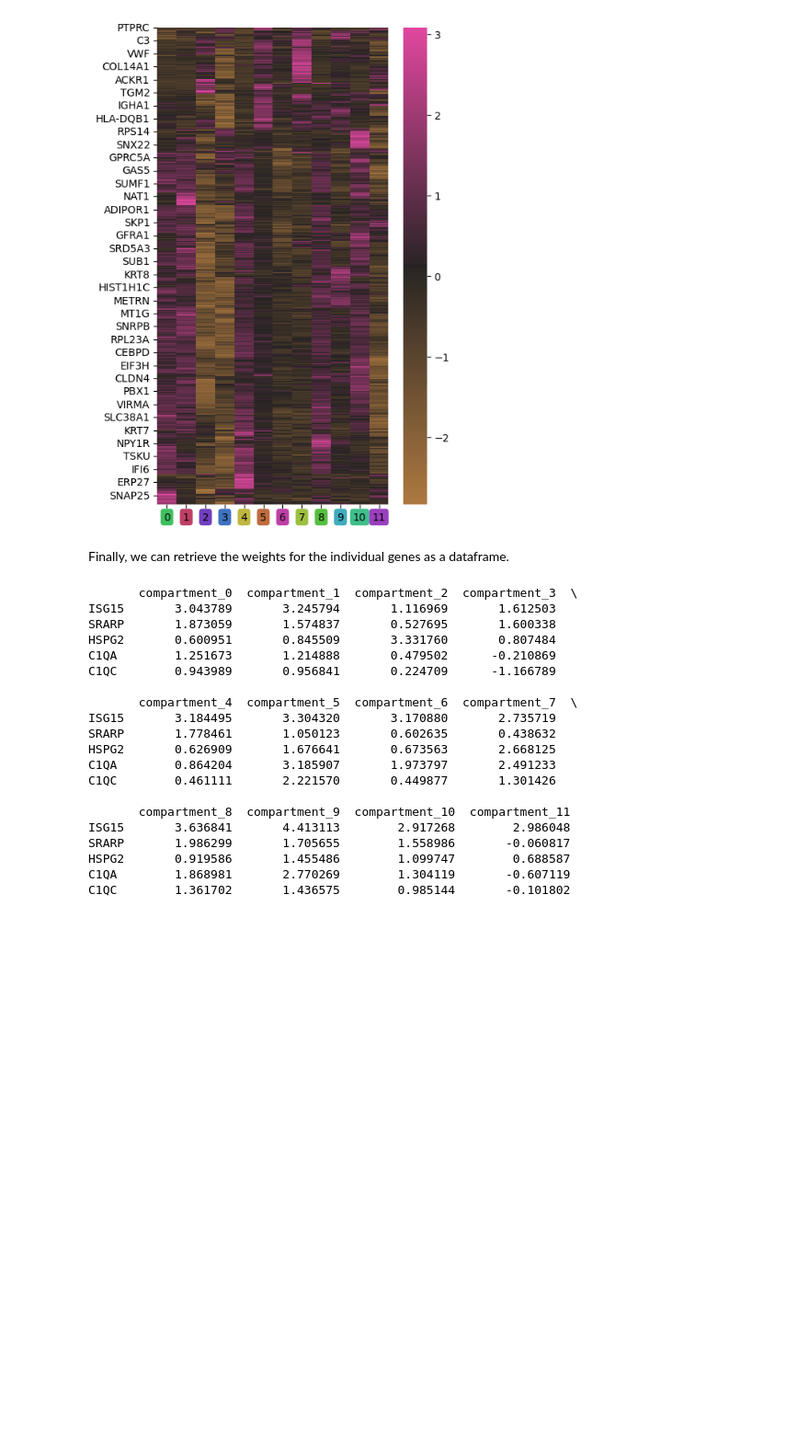
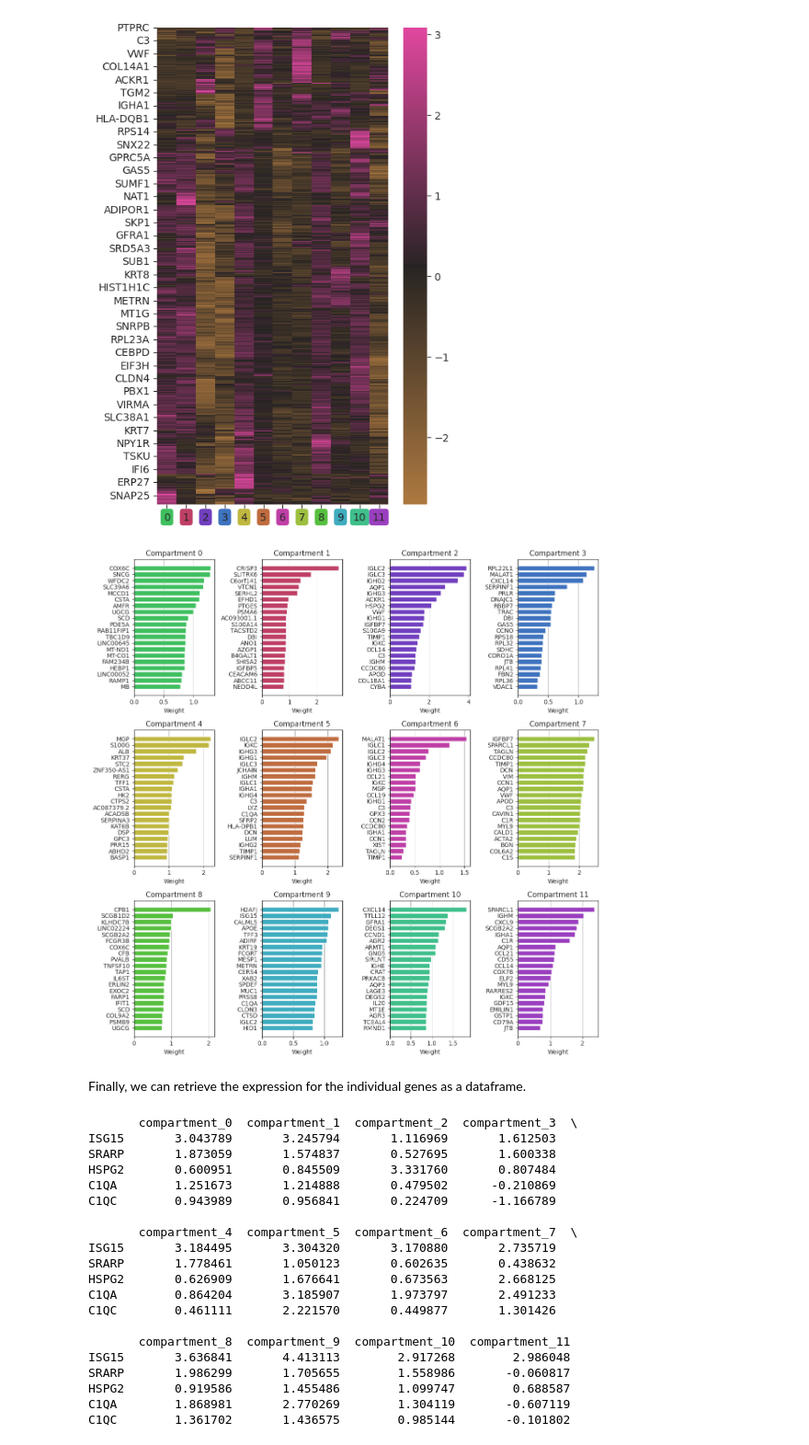
Before and after one commit to rockdeme/chrysalis, a Jupyter notebook: demo.ipynb, the cells around one changed output. Shown at 92% size. Drawn from its saved outputs; the diff is of its cells as text; code cells hidden in the pictures; blank space fills up the shorter version.

```diff
--- a/demo.ipynb
+++ b/demo.ipynb
@@ -87,8 +109,12 @@ Gene expression signatures corresponding to the individual compartments can also
 compartment_heatmap(adata)
 # %% [output]
 [figure]
+# %%
+plot_weights(adata)
+# %% [output]
+[figure, added]
 # %% [markdown]
-Finally, we can retrieve the weights for the individual genes as a dataframe.
+Finally, we can retrieve the expression for the individual genes as a dataframe.
 # %%
 comp_df = get_compartment_df(adata)
 print(comp_df.head())
```
Also changed, not shown: parts of 4 cells of this notebook, 1 other file.
